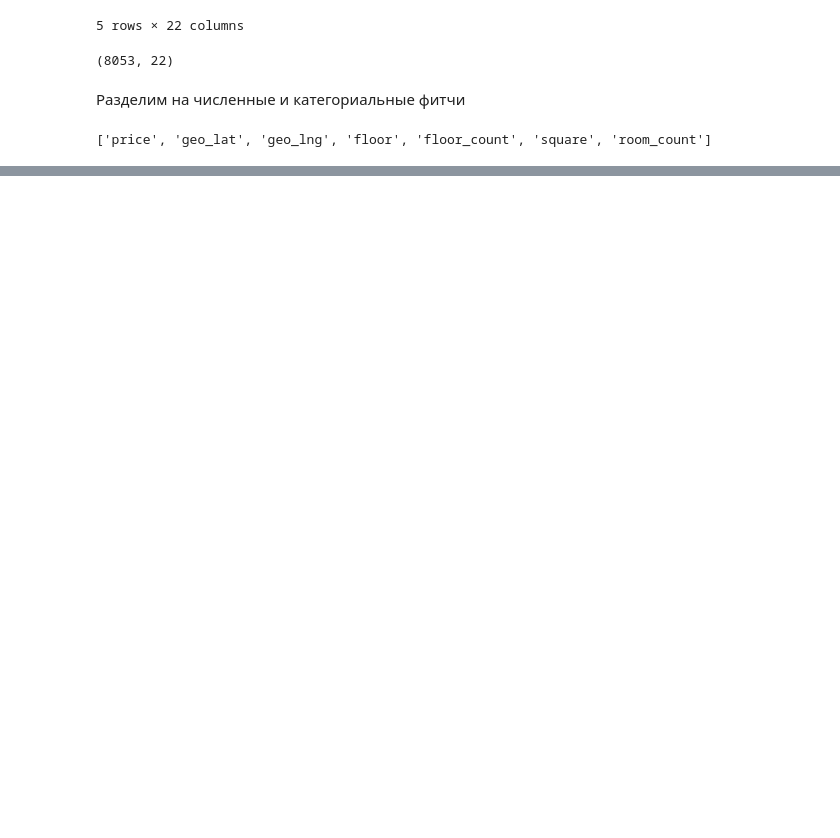
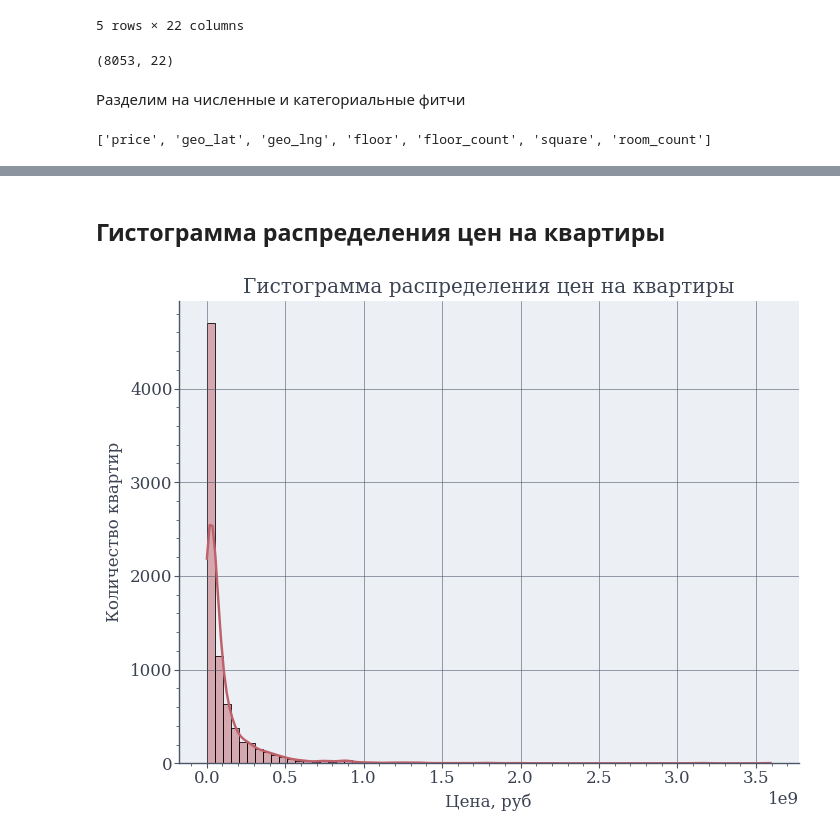
Before and after one commit to sanonesan/cian_houses_2024, a Jupyter notebook: notebooks/EDA.ipynb, the cells around one changed output, grey strips where cells are left out. Cells and saved outputs as stored; diff of their text form; code cells hidden in the pictures; blank space fills up the shorter version.

```diff
--- a/notebooks/EDA.ipynb
+++ b/notebooks/EDA.ipynb
@@ -63,0 +80,20 @@ numerical_features
+# %% [markdown]
+## Гистограмма распределения цен на квартиры
+# %%
+fig, ax = plt.subplots(figsize=(8, 6))
+
+sns.histplot(
+    data=df_cian["price"],
+    bins=70,
+    color=custom_pallete["red"],
+    kde=True,
+    ax=ax,
+)
+
+ax.set_title("Гистограмма распределения цен на квартиры")
+ax.set_xlabel("Цена, руб")
+ax.set_ylabel("Количество квартир")
+
+plt.show()
+# %% [output]
+[figure, added]
```
Also changed, not shown: parts of 9 cells of this notebook, 2 other files.
